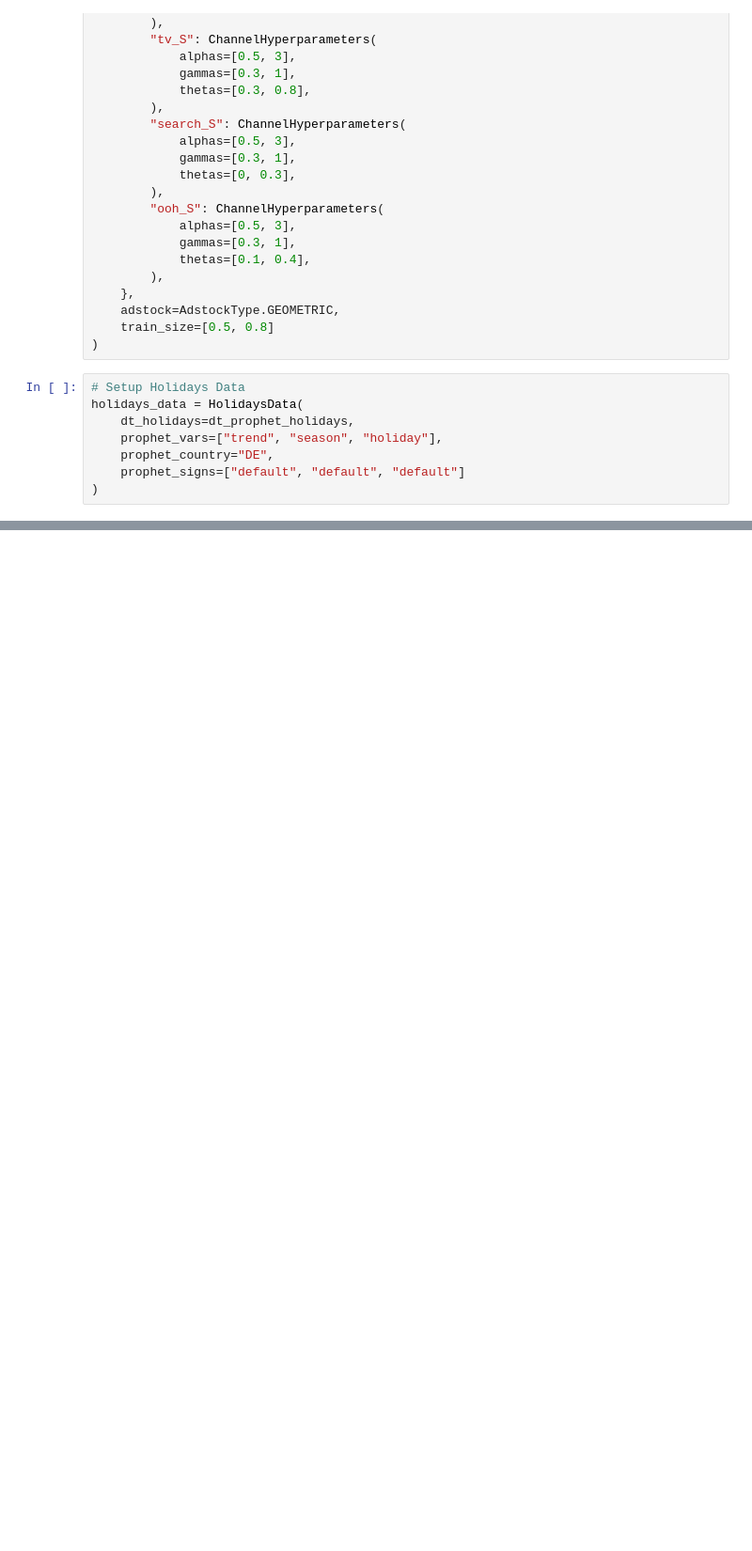
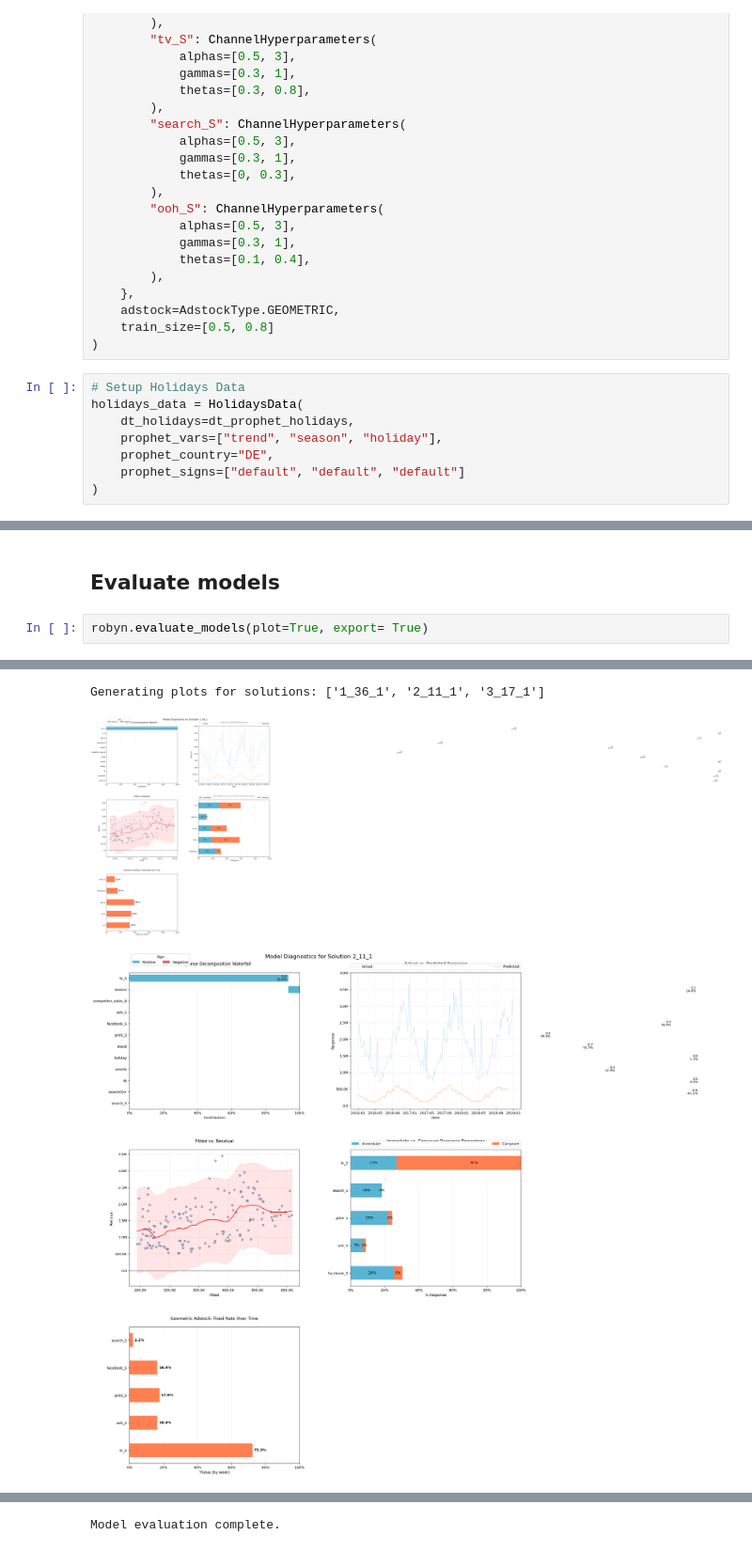
Before and after one commit to facebookexperimental/Robyn, a Jupyter notebook: python/src/robyn/tutorials/tutorial8_visualizer.ipynb, the cells around one changed output, grey strips where cells are left out. Shown at 94% size. Saved outputs shown, nothing was run; the diff lists cells and outputs as text; blank space fills up the shorter version.

```diff
--- a/python/src/robyn/tutorials/tutorial8_visualizer.ipynb
+++ b/python/src/robyn/tutorials/tutorial8_visualizer.ipynb
@@ -101,0 +202,5 @@ featurized_data_no_plots = robyn.feature_engineering(
+# %% [markdown]
+## Evaluate models
+# %%
+robyn.evaluate_models(plot=True, export= True)
+# %% [output]
@@ -101,0 +224,3 @@ featurized_data_no_plots = robyn.feature_engineering(
+Generating plots for solutions: ['1_36_1', '2_11_1', '3_17_1']
+[figure, added]
+[figure, added]
@@ -101,0 +248 @@ featurized_data_no_plots = robyn.feature_engineering(
+Model evaluation complete.
```
Also changed, not shown: parts of 8 cells of this notebook, 22 other files.
